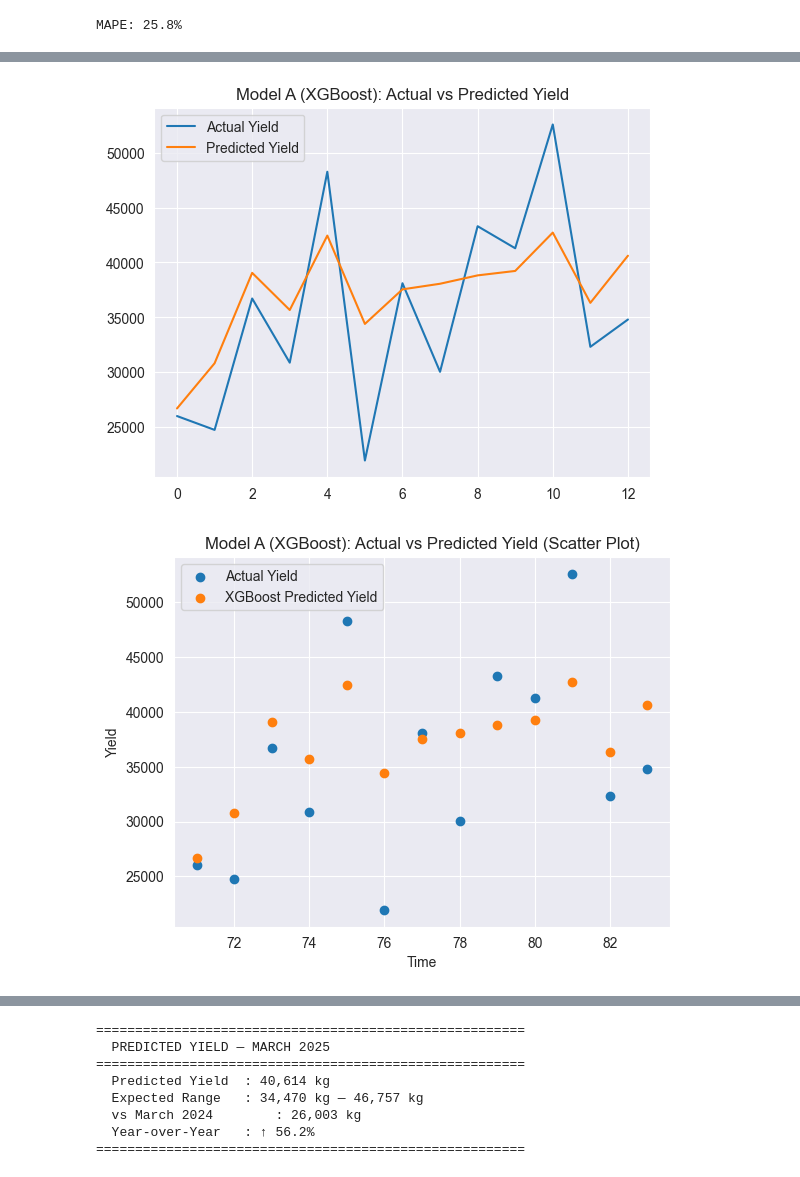
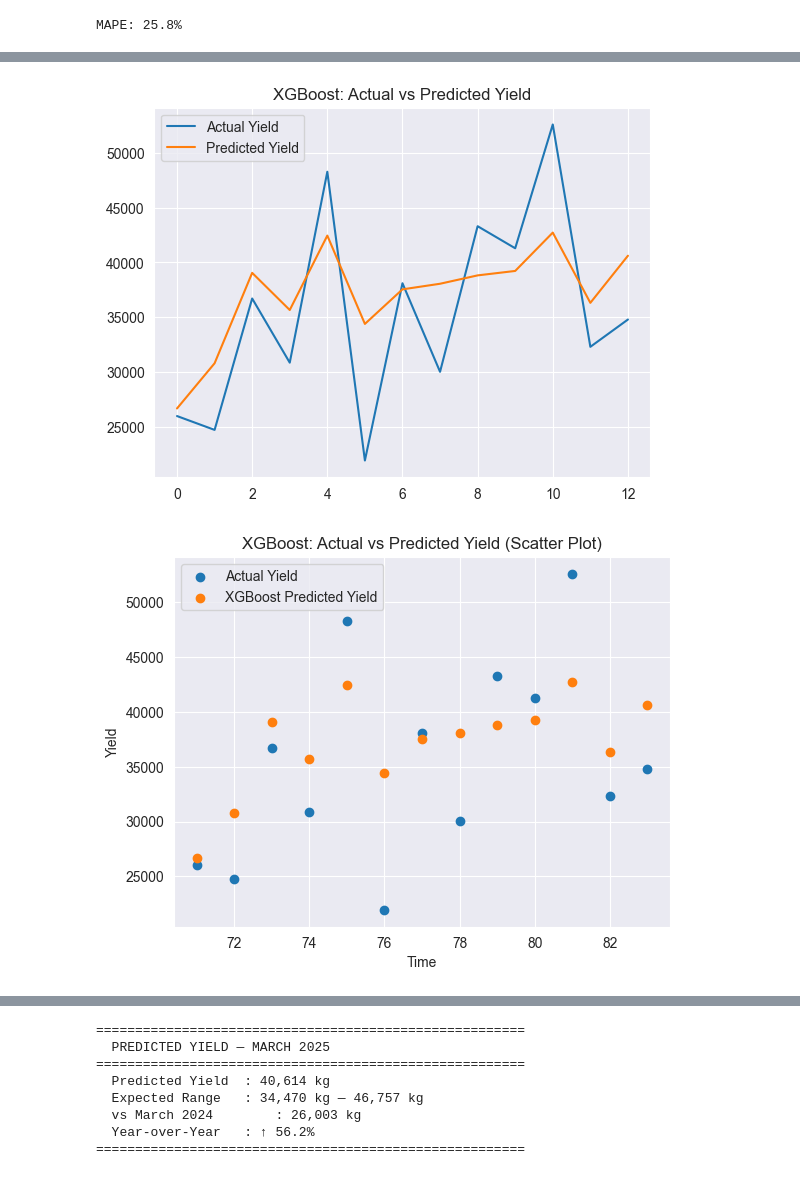
Before and after one commit to Akshatha7710/smart-tea-estate-management-system, a Jupyter notebook: Notebooks/productivityPredictionUsingSatelliteData_04.ipynb, the cells around one changed output, grey strips where cells are left out. Saved outputs shown, nothing was run; the diff lists cells and outputs as text; code cells hidden in the pictures.

Commit message:
refactor: clean up notebooks — add comments, finalize pipeline documentation

```diff
--- a/Notebooks/productivityPredictionUsingSatelliteData_04.ipynb
+++ b/Notebooks/productivityPredictionUsingSatelliteData_04.ipynb
@@ -16,7 +21,7 @@ from tensorflow.keras.callbacks import EarlyStopping
 from sklearn.model_selection import ParameterGrid
 # %%
  #loading dataset
-df = pd.read_csv("../Data/TrialFinal.csv")
+df = pd.read_csv("../Data/ProductionForecastingDataset.csv")
 # %%
 df.shape
 # %% [output]
@@ -659,39 +611,37 @@ plt.figure()
 plt.plot(y_test.values, label="Actual Yield")
 plt.plot(y_pred_xgb, label="Predicted Yield")
 plt.legend()
-plt.title("Model A (XGBoost): Actual vs Predicted Yield")
+plt.title("XGBoost: Actual vs Predicted Yield")
 plt.show()
 
 plt.figure()
 
 #scatter plot
 plt.scatter(y_test.index, y_test.values, label="Actual Yield")
 plt.scatter(y_test.index, y_pred_xgb, label="XGBoost Predicted Yield")
 plt.legend()
-plt.title("Model A (XGBoost): Actual vs Predicted Yield (Scatter Plot)")
+plt.title("XGBoost: Actual vs Predicted Yield (Scatter Plot)")
 plt.xlabel("Time")
 plt.ylabel("Yield")
 plt.show()
 
 
-
-#newwww
 plt.figure()
 
 # scatter plot (Actual vs Predicted)
 plt.scatter(y_test.values, y_pred_xgb, label="Predictions")
 
 # perfect prediction / naive baseline line
 min_val = min(min(y_test.values), min(y_pred_xgb))
 max_val = max(max(y_test.values), max(y_pred_xgb))
 plt.plot([min_val, max_val], [min_val, max_val], linestyle="--", label="Perfect Prediction (y=x)")
 
 plt.xlabel("Actual Yield")
 plt.ylabel("Predicted Yield")
-plt.title("Model A (XGBoost): Actual vs Predicted Yield")
+plt.title("XGBoost Model: Actual vs Predicted Yield")
 plt.legend()
 
 plt.show()
 # %% [output]
-[figure, old version]
+[figure, new version]
-[figure, old version]
+[figure, new version]
```
Also changed, not shown: parts of 34 cells of this notebook, 4 other files.
